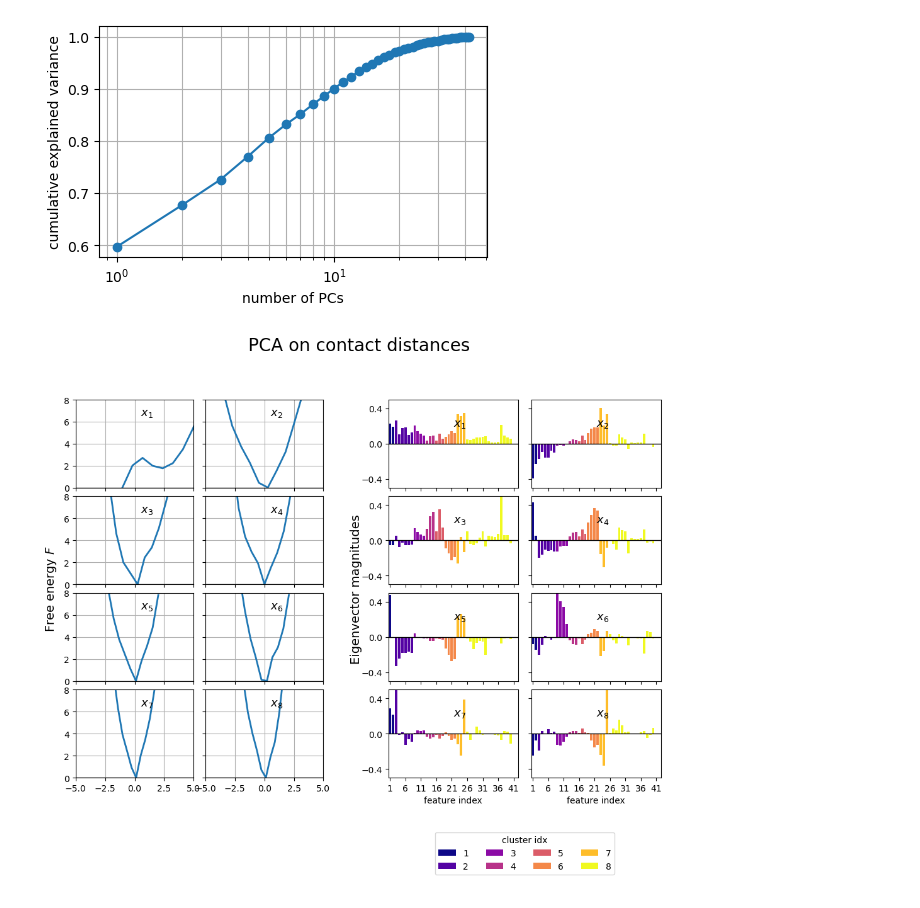
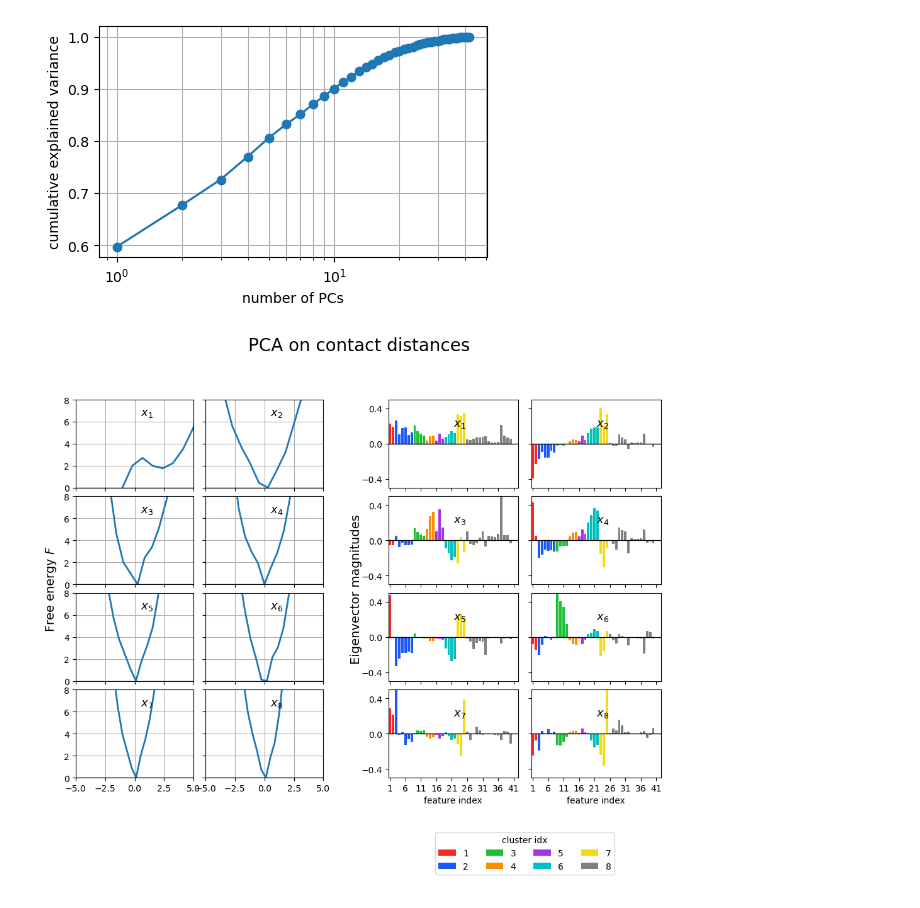
Before and after one commit to miriamzara/MSM, a Jupyter notebook: dimensionality_reduction.ipynb, the cells around one changed output. Drawn from its saved outputs; the diff is of its cells as text; code cells hidden in the pictures.

Commit message:
pymol sripts ready with contacts

```diff
--- a/dimensionality_reduction.ipynb
+++ b/dimensionality_reduction.ipynb
@@ -164,10 +164,19 @@ ax.grid(which = "both")
 # %% [output]
 [figure]
 # %%
-colormap = cm.get_cmap("plasma", 8)
-colors = [colormap(i) for i in range(8)]
+## DO NOT CHANGE THESE COLORS
+# they are the same as used in the pymol script
 
-
+colors = [
+[1.00, 0.15, 0.15],
+[0.10, 0.35, 1.00],
+[0.10, 0.75, 0.20],
+[1.00, 0.55, 0.00],
+[0.65, 0.20, 0.90],
+[0.00, 0.75, 0.75],
+[0.95, 0.85, 0.10],
+"grey"
+]
 
 fig = plt.figure(figsize=(12, 10))
 
@@ -250,31 +259,31 @@ for i in range(8):
         ax.tick_params(labelleft=False)
     if i < 6:
         ax.tick_params(labelbottom=False)
     if i > 5:
         ax.set_xlabel("feature index")
 
 
 gs_legend = outer[1, 1].subgridspec(1, 1, wspace=0.1, hspace=0.1)
 ax_leg = fig.add_subplot(gs_legend[0, 0])
 
 from matplotlib.patches import Patch
 
 ax_leg.axis("off")
 
 handles = [
     Patch(facecolor=colors[k], label=f"{k+1}")
     for k in range(0, 8)
 ]
 
 ax_leg.legend(
     title = "cluster idx",
     handles=handles,
     loc="center",
     frameon=True,
     ncol=4
 )
 
 plt.suptitle("PCA on contact distances", fontsize = 20)
 plt.show()
 # %% [output]
-[figure, old version]
+[figure, new version]
```
Also changed, not shown: 6 other files.
